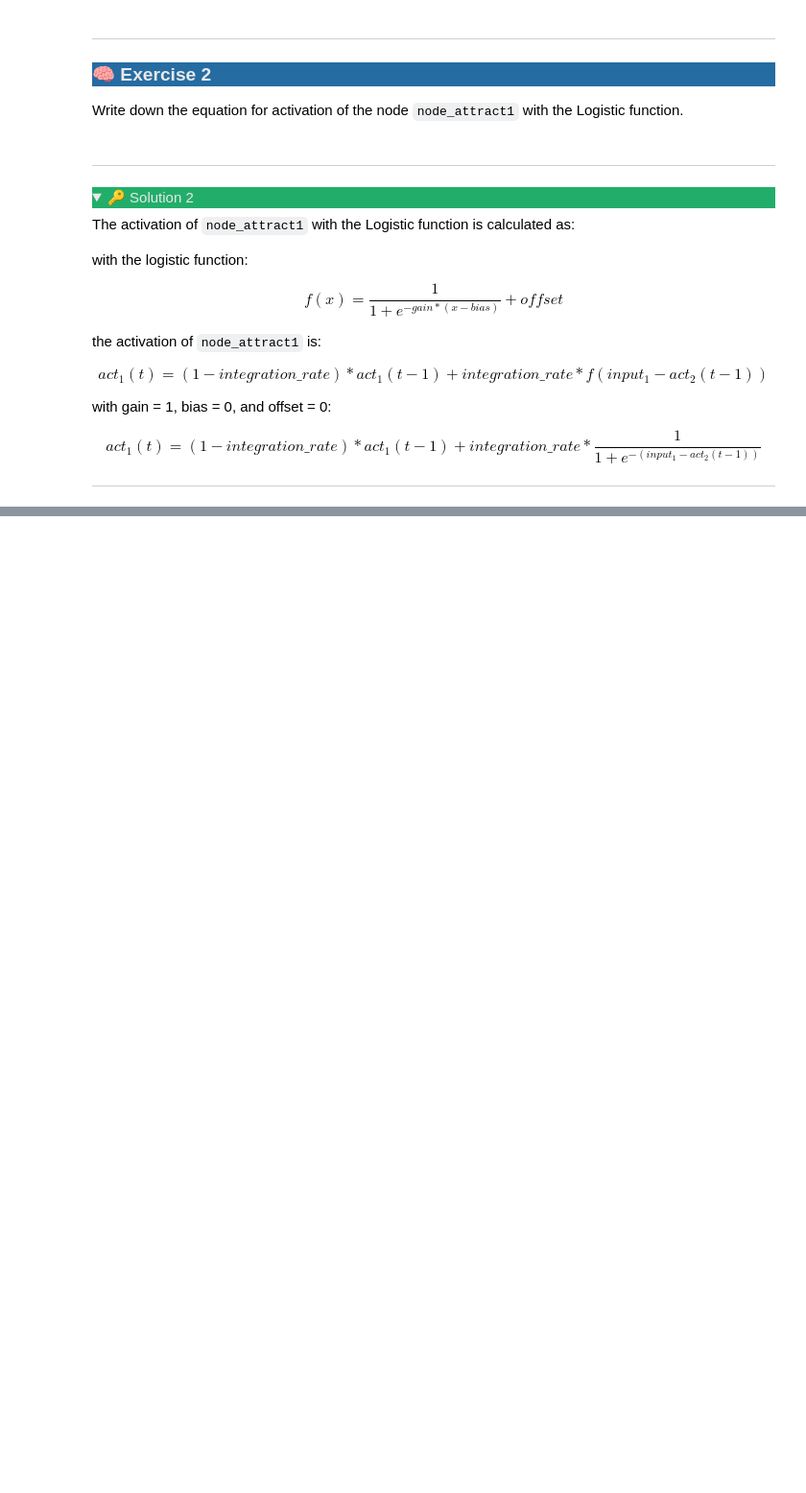
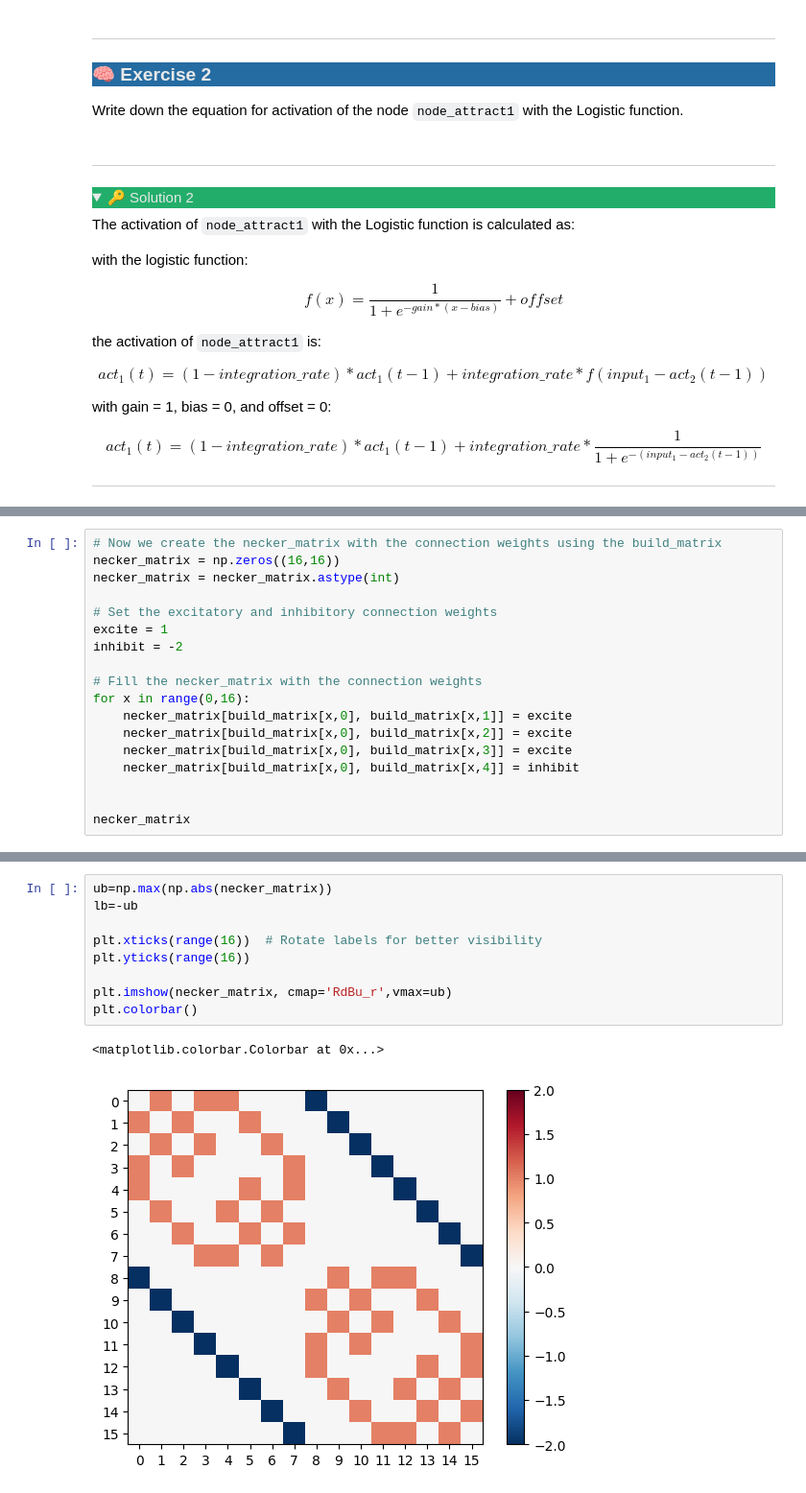
Before and after one commit to younesStrittmatter/502B, a Jupyter notebook: _book_build/content/Dynamics in Perception/notebooks/3 Dynamic Systems and Bistable Perception.ipynb, the cells around one changed output, grey strips where cells are left out. Shown at 96% size. Saved outputs shown, nothing was run; the diff lists cells and outputs as text; folded sections open; blank space fills up the shorter version.

```diff
--- a/_book_build/content/Dynamics in Perception/notebooks/3 Dynamic Systems and Bistable Perception.ipynb
+++ b/_book_build/content/Dynamics in Perception/notebooks/3 Dynamic Systems and Bistable Perception.ipynb
@@ -377,0 +614,18 @@ $$
+# %%
+# Now we create the necker_matrix with the connection weights using the build_matrix
+necker_matrix = np.zeros((16,16))
+necker_matrix = necker_matrix.astype(int)
+
+# Set the excitatory and inhibitory connection weights
+excite = 1
+inhibit = -2
+
+# Fill the necker_matrix with the connection weights
+for x in range(0,16):
+    necker_matrix[build_matrix[x,0], build_matrix[x,1]] = excite
+    necker_matrix[build_matrix[x,0], build_matrix[x,2]] = excite
+    necker_matrix[build_matrix[x,0], build_matrix[x,3]] = excite
+    necker_matrix[build_matrix[x,0], build_matrix[x,4]] = inhibit
+
+
+necker_matrix
@@ -377,0 +664,12 @@ $$
+# %%
+ub=np.max(np.abs(necker_matrix))
+lb=-ub
+
+plt.xticks(range(16))  # Rotate labels for better visibility
+plt.yticks(range(16))
+
+plt.imshow(necker_matrix, cmap='RdBu_r',vmax=ub)
+plt.colorbar()
+# %% [output]
+<matplotlib.colorbar.Colorbar at 0x...>
+[figure, added]
```
Also changed, not shown: parts of 29 cells of this notebook, 5 other files.
